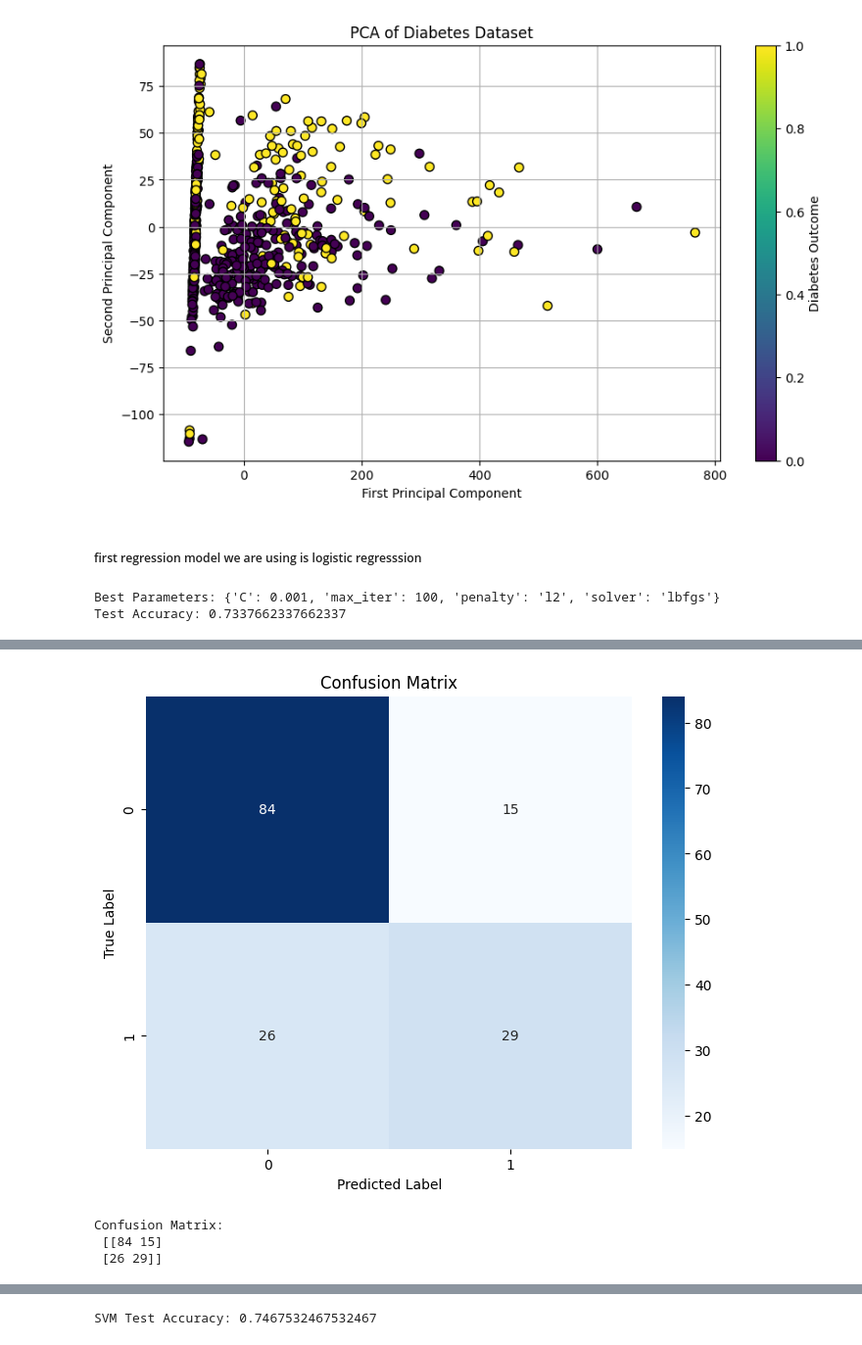
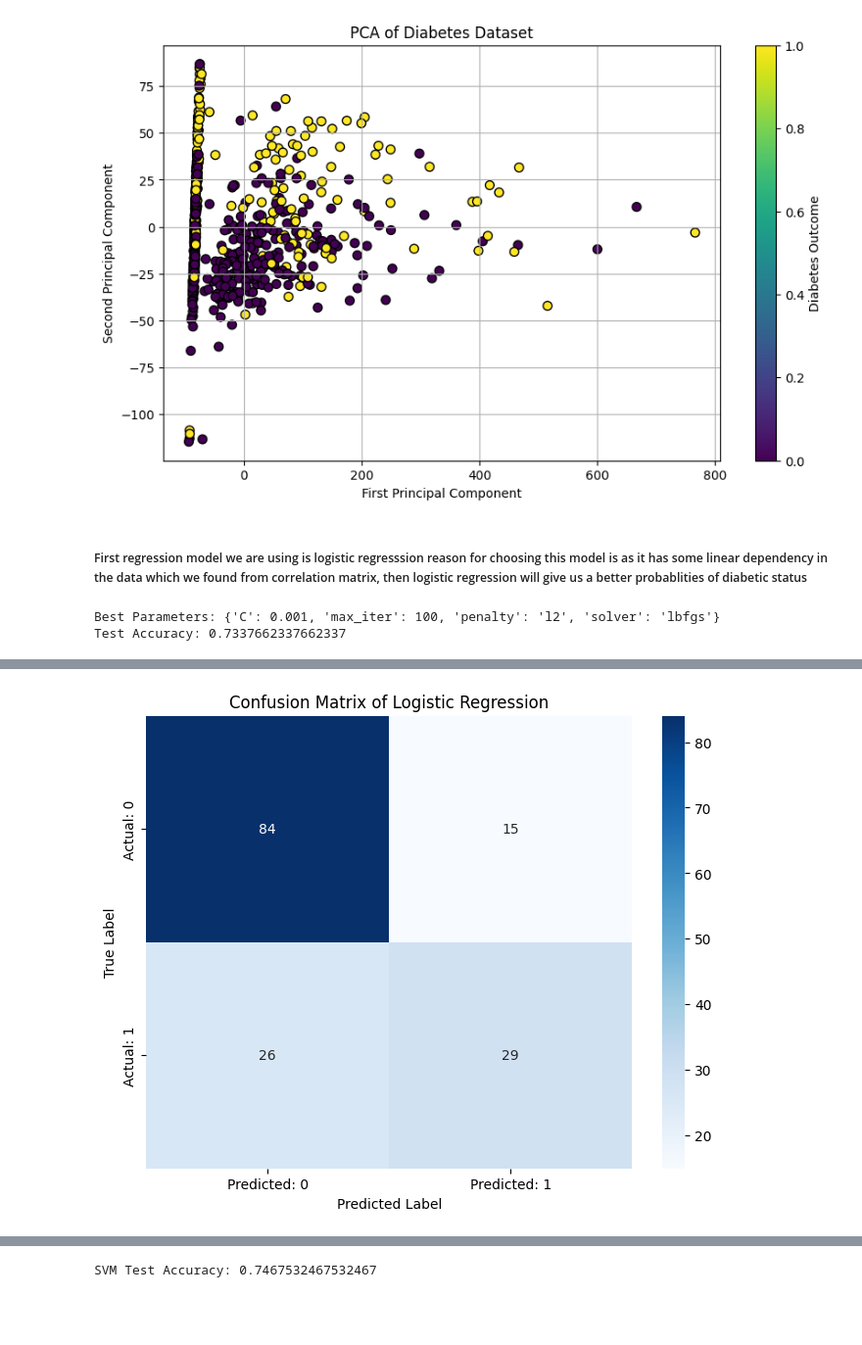
Before and after one commit to fastasturtlee/EDA, a Jupyter notebook: g24ait2004_g24ait2212_A2.ipynb, the cells around one changed output, grey strips where cells are left out. Shown at 98% size. Saved outputs shown, nothing was run; the diff lists cells and outputs as text; code cells hidden in the pictures; blank space fills up the shorter version.

Commit message:
added plot diag of ques 1

```diff
--- a/g24ait2004_g24ait2212_A2.ipynb
+++ b/g24ait2004_g24ait2212_A2.ipynb
@@ -79,8 +101,8 @@ plt.grid()
 plt.show()
 # %% [output]
 [figure]
-# %% [markdown]
-##### first regression model we are using is logistic regresssion
+# %% [markdown]
+##### First regression model we are using is logistic regresssion reason for choosing this model is as it has some linear dependency in the data which we found from correlation matrix, then logistic regression will give us a better probablities of diabetic status
 # %%
 grid_param = {
     'C': [0.1, 0.001],
@@ -95,22 +117,25 @@ grid_search = GridSearchCV(logistic_regression, grid_param, scoring='accuracy',
 grid_search.fit(pca.transform(diab_train_data), diab_train_target_data)
 
 best_model = grid_search.best_estimator_
-y_pred = best_model.predict(pca.transform(diab_test_data))
-test_accuracy = accuracy_score(diab_test_target_data, y_pred)
+diab_status_prediction = best_model.predict(pca.transform(diab_test_data))
+test_accuracy = accuracy_score(diab_test_target_data, diab_status_prediction)
 
 print("Best Parameters:", grid_search.best_params_)
 print("Test Accuracy:", test_accuracy)
 
-conf_matrix = confusion_matrix(diab_test_target_data, y_pred)
+lr_classification_report = classification_report(diab_test_target_data, diab_status_prediction,output_dict=True)
+
+conf_matrix = confusion_matrix(diab_test_target_data, diab_status_prediction)
 
 plt.figure(figsize=(8, 6))
-heatmap(conf_matrix, annot=True, fmt='d', cmap='Blues')
-plt.title('Confusion Matrix')
-plt.xlabel('Predicted Label')
-plt.ylabel('True Label')
+heatmap(conf_matrix, annot=True, fmt='d', cmap='Blues',
+            xticklabels=["Predicted: 0", "Predicted: 1"],
+            yticklabels=["Actual: 0", "Actual: 1"])
+
+plt.title("Confusion Matrix of Logistic Regression")
+plt.xlabel("Predicted Label")
+plt.ylabel("True Label")
 plt.show()
-
-print("Confusion Matrix:\n", conf_matrix)
 # %% [output]
 Best Parameters: {'C': 0.001, 'max_iter': 100, 'penalty': 'l2', 'solver': 'lbfgs'}
 Test Accuracy: 0.7337662337662337
@@ -131,5 +161,2 @@ sklearn.utils._param_validation.InvalidParameterError: The 'penalty' parameter o
   warnings.warn(
-[figure, old version]
+[figure, new version]
-Confusion Matrix:
- [[84 15]
- [26 29]]
```
Also changed, not shown: parts of 15 cells of this notebook.
